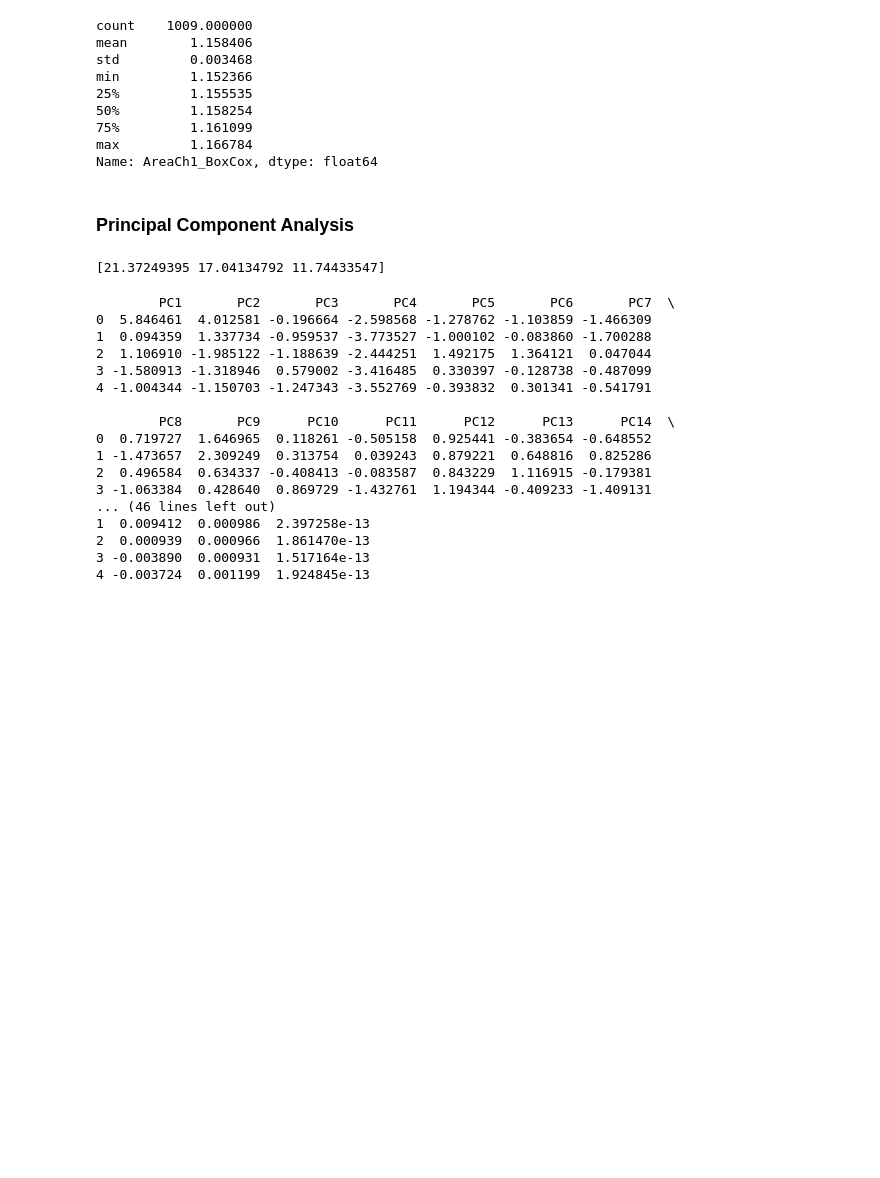
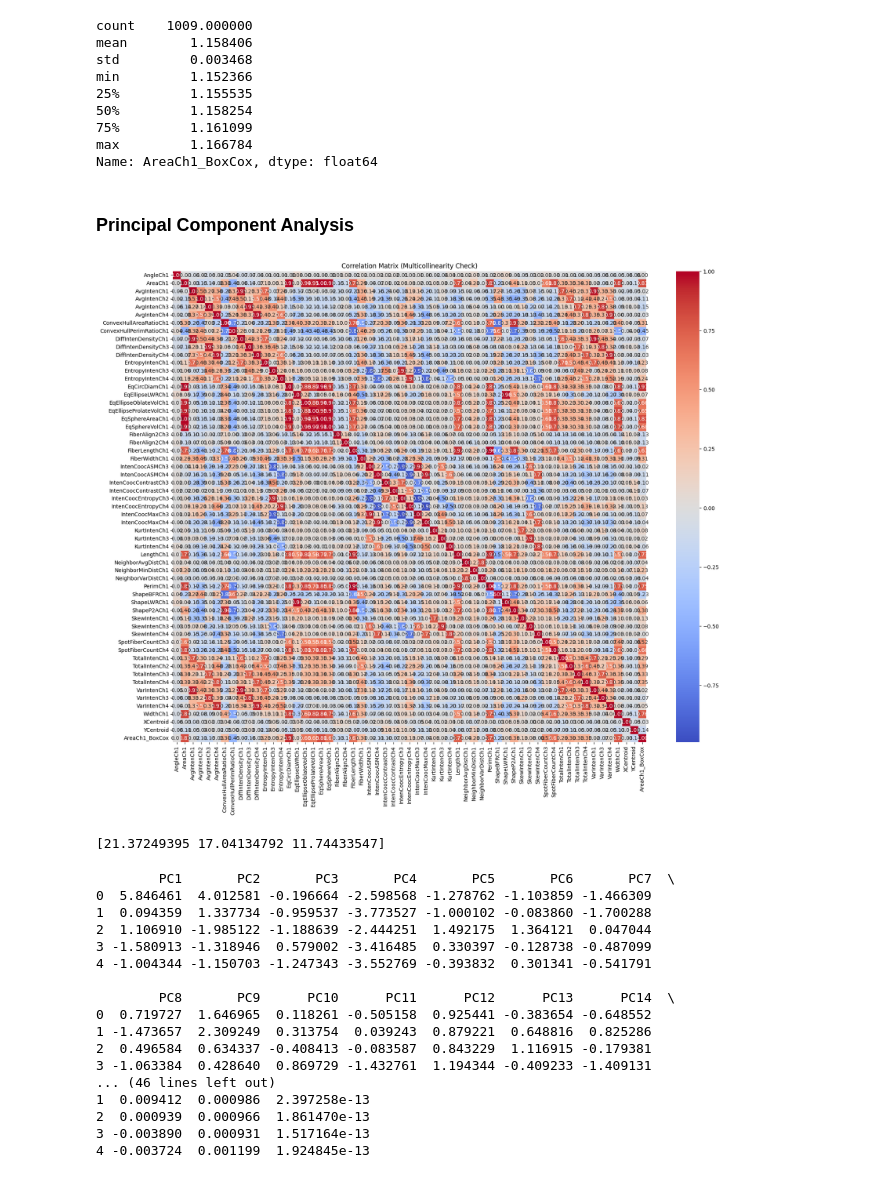
Before and after one commit to ZlataSparrow/Applied-Predictive-Modeling, a Jupyter notebook: notebook/APM notebook1.ipynb, the cells around one changed output. Drawn from its saved outputs; the diff is of its cells as text; code cells hidden in the pictures; blank space fills up the shorter version.

Commit message:
correlation

```diff
--- a/notebook/APM notebook1.ipynb
+++ b/notebook/APM notebook1.ipynb
@@ -201,6 +201,14 @@ max         1.166784
 Name: AreaCh1_BoxCox, dtype: float64
 # %% [markdown]
 ### Principal Component Analysis
+# %%
+# Checking correlation
+plt.figure(figsize=(30, ))
+sns.heatmap(seg_data.corr(), annot=True, fmt=".2f", cmap="coolwarm", center=0)
+plt.title("Correlation Matrix (Multicollinearity Check)")
+plt.show()
+# %% [output]
+[figure, added]
 # %%
 from sklearn.decomposition import PCA
 from sklearn.preprocessing import StandardScaler
```
Also changed, not shown: parts of 1 cell of this notebook.
